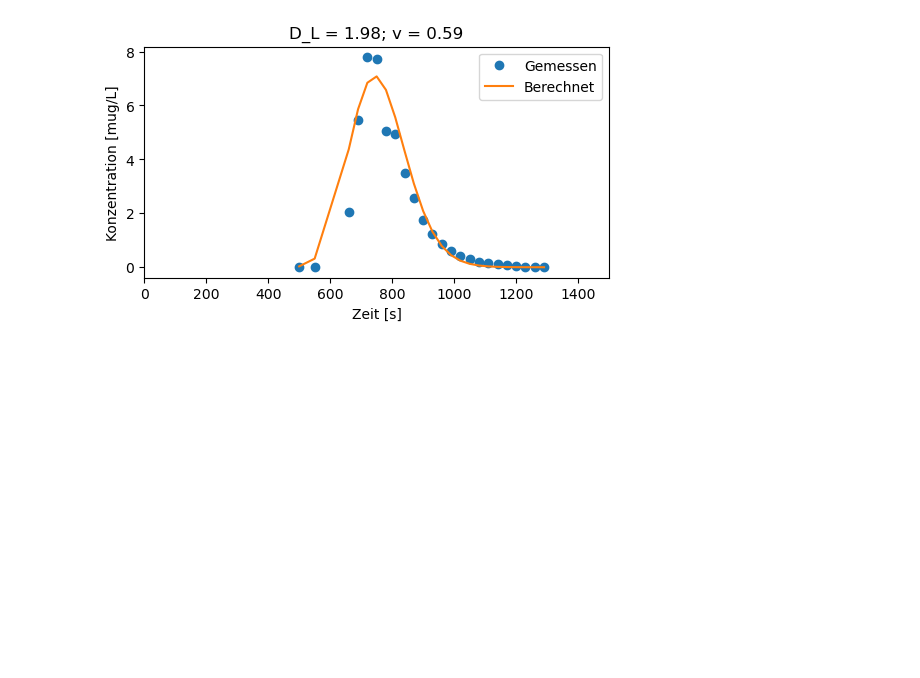
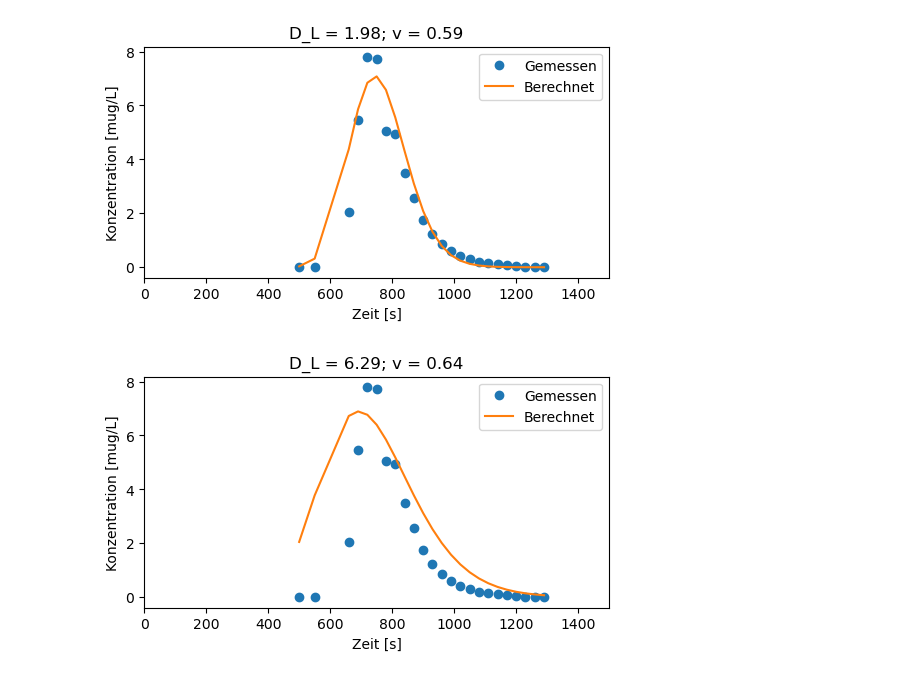
Before and after one commit to SebastianGnann/Transportgleichung, a Jupyter notebook: Transportgleichung.ipynb, the cells around one changed output. Saved outputs shown, nothing was run; the diff lists cells and outputs as text; code cells hidden in the pictures; blank space fills up the shorter version.

```diff
--- a/Transportgleichung.ipynb
+++ b/Transportgleichung.ipynb
@@ -379,7 +379,7 @@ def rmse(params):
 
 # optimize parameters
 from scipy import optimize
-bounds = [(0.1, 5.0), (0.1, 2.0)] #
+bounds = [(0.01, 10.0), (0.01, 2.0)] #
 result = optimize.dual_annealing(rmse, bounds, maxiter=100)
 optimized_variables = result.x
 
@@ -404,3 +404,50 @@ plt.legend()
 %matplotlib inline
 # %% [output]
 [figure]
+# %%
+def rmse(params):
+
+    # extract parameters
+    D_L = params[0]
+    v = params[1]
+
+    # fixed parameters
+    Q = 617 # [l/s]
+    M = 1000000 # [µg]
+    x = 450 # [m]
+
+    # solve transport equation
+    C_calc = one_d_transport_equation_pulse(C["Zeit [s]"], x, M, Q, D_L, v)
+
+    # calculate root mean squared error (rmse)
+    rmse = np.sqrt(np.mean((C_calc-C["Konzentration [mug/l]"])**2))
+
+    return rmse
+
+# optimize parameters
+from scipy import optimize
+bounds = [(0.01, 20.0), (0.01, 20.0)] #
+result = optimize.dual_annealing(rmse, bounds, maxiter=100)
+optimized_variables = result.x
+
+# fixed parameters
+Q = 617 # [l/s]
+M = 1000000 # [µg]
+x = 450 # [m]
+
+# solve transport equation
+C_calc = one_d_transport_equation_pulse(C["Zeit [s]"], x, M, Q, optimized_variables[0], optimized_variables[1])
+
+# plot results
+fig, ax = plt.subplots(figsize=(6, 3))
+ax.plot(C["Zeit [s]"], C["Konzentration [mug/l]"], 'o', c='tab:blue', label='Gemessen')
+ax.plot(C["Zeit [s]"], C_calc, '-', c='tab:orange', label='Berechnet')
+ax.set_xlim([0, 1500])
+plt.xlabel('Zeit [s]')
+plt.ylabel('Konzentration [mug/L]')
+plt.title('D_L = ' + str(np.round(optimized_variables[0],2)) + '; v = ' + str(np.round(optimized_variables[1],2)))
+plt.legend()
+
+%matplotlib inline
+# %% [output]
+[figure, added]
```
Also changed, not shown: parts of 2 cells of this notebook.
